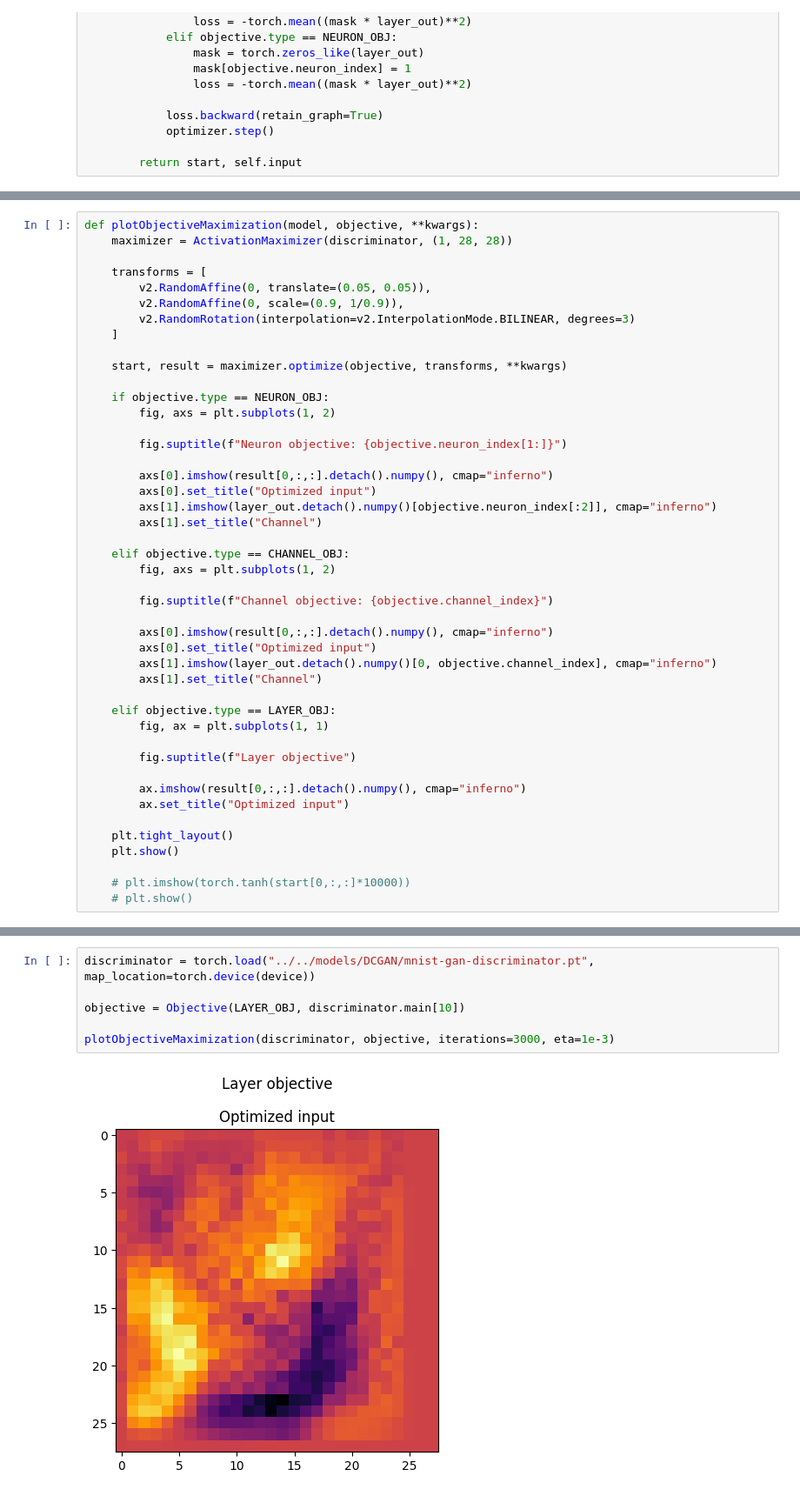
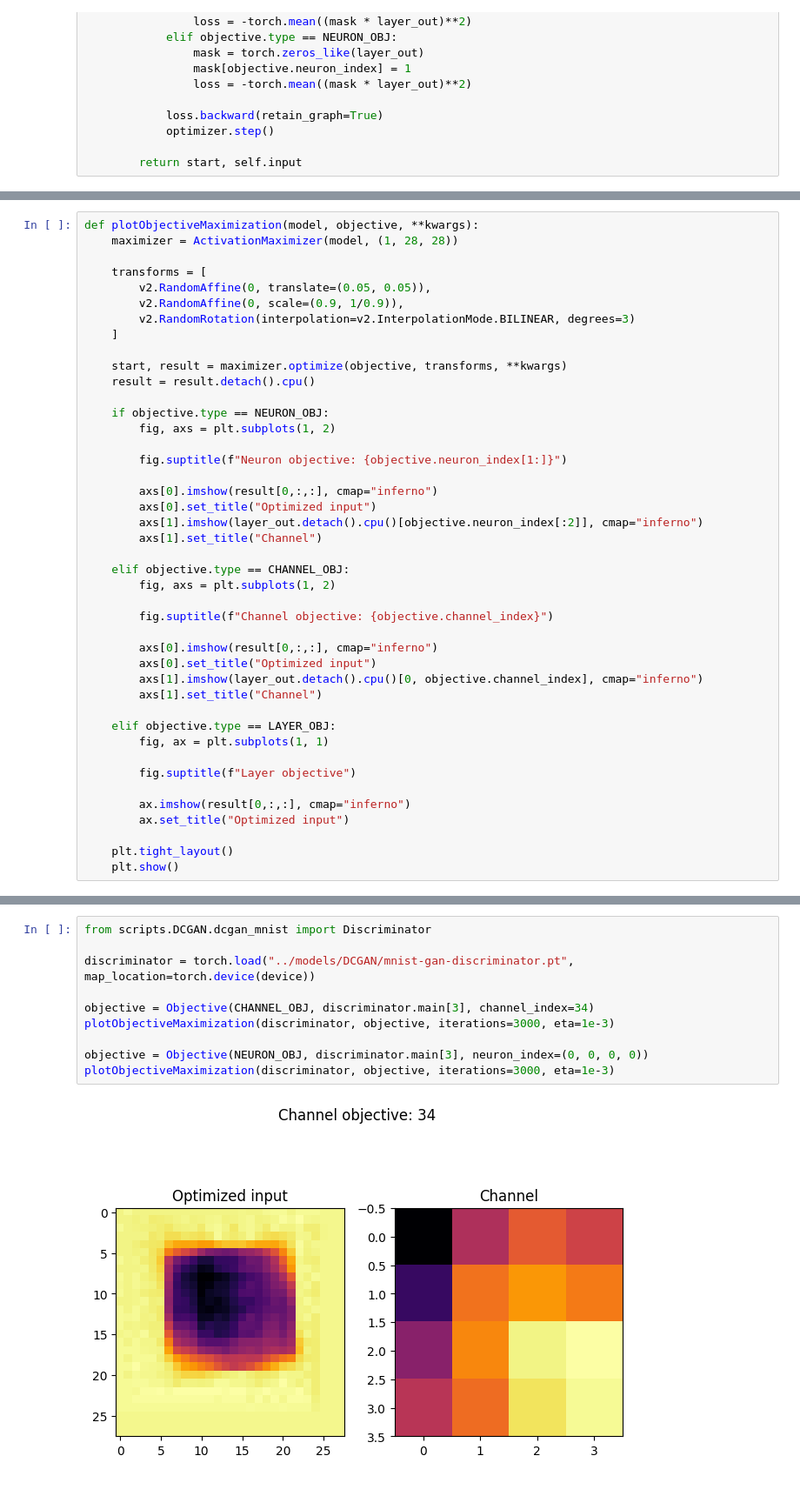
Before and after one commit to pyroxenite/audio-neural-dissection, a Jupyter notebook: code/notebooks/visualisation.ipynb, the cells around one changed output, grey strips where cells are left out. Shown: that part at 87% size. Cells and saved outputs as stored; diff of their text form.

Commit message:
Appels à modules et visualisation sur WGAN

```diff
--- a/code/notebooks/visualisation.ipynb
+++ b/code/notebooks/visualisation.ipynb
@@ -118,6 +85,6 @@ class ActivationMaximizer():
 # %%
 def plotObjectiveMaximization(model, objective, **kwargs):
-    maximizer = ActivationMaximizer(discriminator, (1, 28, 28))
+    maximizer = ActivationMaximizer(model, (1, 28, 28))
 
     transforms = [
         v2.RandomAffine(0, translate=(0.05, 0.05)),
@@ -126,15 +93,16 @@ def plotObjectiveMaximization(model, objective, **kwargs):
     ]
 
     start, result = maximizer.optimize(objective, transforms, **kwargs)
+    result = result.detach().cpu()
 
     if objective.type == NEURON_OBJ:
         fig, axs = plt.subplots(1, 2)
 
         fig.suptitle(f"Neuron objective: {objective.neuron_index[1:]}")
 
-        axs[0].imshow(result[0,:,:].detach().numpy(), cmap="inferno")
+        axs[0].imshow(result[0,:,:], cmap="inferno")
         axs[0].set_title("Optimized input")
-        axs[1].imshow(layer_out.detach().numpy()[objective.neuron_index[:2]], cmap="inferno")
+        axs[1].imshow(layer_out.detach().cpu()[objective.neuron_index[:2]], cmap="inferno")
         axs[1].set_title("Channel")
 
     elif objective.type == CHANNEL_OBJ:
@@ -142,9 +110,9 @@ def plotObjectiveMaximization(model, objective, **kwargs):
 
         fig.suptitle(f"Channel objective: {objective.channel_index}")
 
-        axs[0].imshow(result[0,:,:].detach().numpy(), cmap="inferno")
+        axs[0].imshow(result[0,:,:], cmap="inferno")
         axs[0].set_title("Optimized input")
-        axs[1].imshow(layer_out.detach().numpy()[0, objective.channel_index], cmap="inferno")
+        axs[1].imshow(layer_out.detach().cpu()[0, objective.channel_index], cmap="inferno")
         axs[1].set_title("Channel")
 
     elif objective.type == LAYER_OBJ:
@@ -152,11 +120,8 @@ def plotObjectiveMaximization(model, objective, **kwargs):
 
         fig.suptitle(f"Layer objective")
 
-        ax.imshow(result[0,:,:].detach().numpy(), cmap="inferno")
+        ax.imshow(result[0,:,:], cmap="inferno")
         ax.set_title("Optimized input")
 
     plt.tight_layout()
     plt.show()
-
-    # plt.imshow(torch.tanh(start[0,:,:]*10000))
-    # plt.show()
@@ -163,8 +149,12 @@ def plotObjectiveMaximization(model, objective, **kwargs):
 # %%
-discriminator = torch.load("../../models/DCGAN/mnist-gan-discriminator.pt", map_location=torch.device(device))
+from scripts.DCGAN.dcgan_mnist import Discriminator
 
-objective = Objective(LAYER_OBJ, discriminator.main[10])
+discriminator = torch.load("../models/DCGAN/mnist-gan-discriminator.pt", map_location=torch.device(device))
 
+objective = Objective(CHANNEL_OBJ, discriminator.main[3], channel_index=34)
 plotObjectiveMaximization(discriminator, objective, iterations=3000, eta=1e-3)
+
+objective = Objective(NEURON_OBJ, discriminator.main[3], neuron_index=(0, 0, 0, 0))
+plotObjectiveMaximization(discriminator, objective, iterations=3000, eta=1e-3)
 # %% [output]
-[figure, old version]
+[figure, new version]
```
Also changed, not shown: parts of 16 cells of this notebook, 11 other files.
